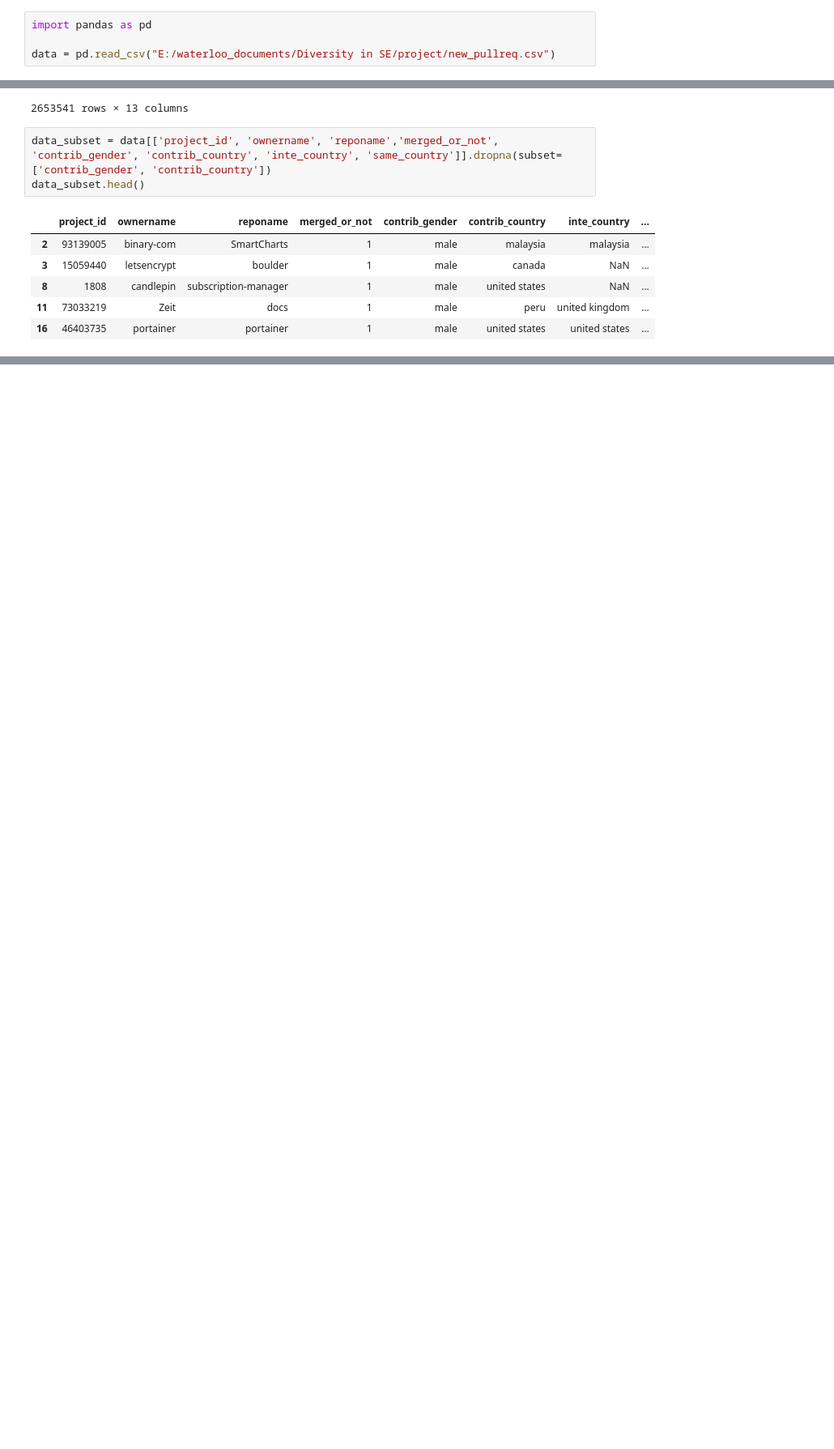
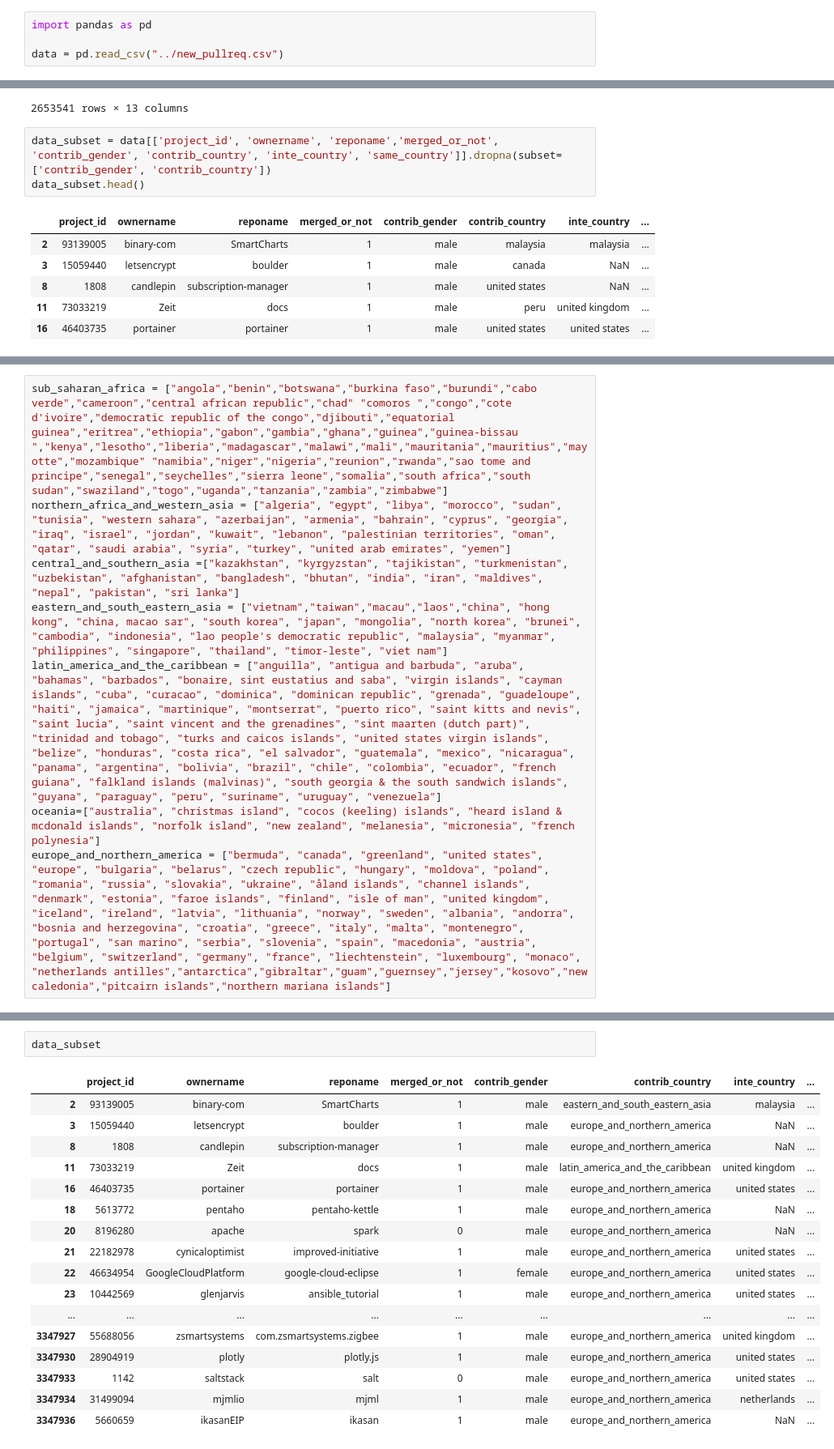
Before and after one commit to manvapatel/CS-846-Project, a Jupyter notebook: CS846-Data.ipynb, the cells around one changed output, grey strips where cells are left out. Shown at 81% size. Cells and saved outputs as stored; diff of their text form; blank space fills up the shorter version.

```diff
--- a/CS846-Data.ipynb
+++ b/CS846-Data.ipynb
@@ -1,7 +1,7 @@
 # %%
 import pandas as pd
 
-data = pd.read_csv("E:/waterloo_documents/Diversity in SE/project/new_pullreq.csv")
+data = pd.read_csv("../new_pullreq.csv")
 # %%
 data.head()
 # %% [output]
@@ -137,0 +62,8 @@ data_us
+# %%
+sub_saharan_africa = ["angola","benin","botswana","burkina faso","burundi","cabo verde","cameroon","central african republic","chad" "comoros ","congo","cote d'ivoire","democratic republic of the congo","djibouti","equatorial guinea","eritrea","ethiopia","gabon","gambia","ghana","guinea","guinea-bissau ","kenya","lesotho","liberia","madagascar","malawi","mali","mauritania","mauritius","mayotte","mozambique" "namibia","niger","nigeria","reunion","rwanda","sao tome and principe","senegal","seychelles","sierra leone","somalia","south africa","south sudan","swaziland","togo","uganda","tanzania","zambia","zimbabwe"]
+northern_africa_and_western_asia = ["algeria", "egypt", "libya", "morocco", "sudan", "tunisia", "western sahara", "azerbaijan", "armenia", "bahrain", "cyprus", "georgia", "iraq", "israel", "jordan", "kuwait", "lebanon", "palestinian territories", "oman", "qatar", "saudi arabia", "syria", "turkey", "united arab emirates", "yemen"]
+central_and_southern_asia =["kazakhstan", "kyrgyzstan", "tajikistan", "turkmenistan", "uzbekistan", "afghanistan", "bangladesh", "bhutan", "india", "iran", "maldives", "nepal", "pakistan", "sri lanka"]
+eastern_and_south_eastern_asia = ["vietnam","taiwan","macau","laos","china", "hong kong", "china, macao sar", "south korea", "japan", "mongolia", "north korea", "brunei", "cambodia", "indonesia", "lao people's democratic republic", "malaysia", "myanmar", "philippines", "singapore", "thailand", "timor-leste", "viet nam"]
+latin_america_and_the_caribbean = ["anguilla", "antigua and barbuda", "aruba", "bahamas", "barbados", "bonaire, sint eustatius and saba", "virgin islands", "cayman islands", "cuba", "curacao", "dominica", "dominican republic", "grenada", "guadeloupe", "haiti", "jamaica", "martinique", "montserrat", "puerto rico", "saint kitts and nevis", "saint lucia", "saint vincent and the grenadines", "sint maarten (dutch part)", "trinidad and tobago", "turks and caicos islands", "united states virgin islands", "belize", "honduras", "costa rica", "el salvador", "guatemala", "mexico", "nicaragua", "panama", "argentina", "bolivia", "brazil", "chile", "colombia", "ecuador", "french guiana", "falkland islands (malvinas)", "south georgia & the south sandwich islands", "guyana", "paraguay", "peru", "suriname", "uruguay", "venezuela"]
+oceania=["australia", "christmas island", "cocos (keeling) islands", "heard island & mcdonald islands", "norfolk island", "new zealand", "melanesia", "micronesia", "french polynesia"]
+europe_and_northern_america = ["bermuda", "canada", "greenland", "united states", "europe", "bulgaria", "belarus", "czech republic", "hungary", "moldova", "poland", "romania", "russia", "slovakia", "ukraine", "åland islands", "channel islands", "denmark", "estonia", "faroe islands", "finland", "isle of man", "united kingdom", "iceland", "ireland", "latvia", "lithuania", "norway", "sweden", "albania", "andorra", "bosnia and herzegovina", "croatia", "greece", "italy", "malta", "montenegro", "portugal", "san marino", "serbia", "slovenia", "spain", "macedonia", "austria", "belgium", "switzerland", "germany", "france", "liechtenstein", "luxembourg", "monaco", "netherlands antilles","antarctica","gibraltar","guam","guernsey","jersey","kosovo","new caledonia","pitcairn islands","northern mariana islands"]
@@ -137,0 +79,20 @@ data_us
+# %%
+data_subset
+# %% [output]
+|  | project_id | ownername | reponame | merged_or_not | contrib_gender | contrib_country | inte_country | ... |
+| 2 | 93139005 | binary-com | SmartCharts | 1 | male | eastern_and_south_eastern_asia | malaysia | ... |
+| 3 | 15059440 | letsencrypt | boulder | 1 | male | europe_and_northern_america | NaN | ... |
+| 8 | 1808 | candlepin | subscription-manager | 1 | male | europe_and_northern_america | NaN | ... |
+| 11 | 73033219 | Zeit | docs | 1 | male | latin_america_and_the_caribbean | united kingdom | ... |
+| 16 | 46403735 | portainer | portainer | 1 | male | europe_and_northern_america | united states | ... |
+| 18 | 5613772 | pentaho | pentaho-kettle | 1 | male | europe_and_northern_america | NaN | ... |
+| 20 | 8196280 | apache | spark | 0 | male | europe_and_northern_america | NaN | ... |
+| 21 | 22182978 | cynicaloptimist | improved-initiative | 1 | male | europe_and_northern_america | united states | ... |
+| 22 | 46634954 | GoogleCloudPlatform | google-cloud-eclipse | 1 | female | europe_and_northern_america | united states | ... |
+| 23 | 10442569 | glenjarvis | ansible_tutorial | 1 | male | europe_and_northern_america | united states | ... |
+| ... | ... | ... | ... | ... | ... | ... | ... | ... |
+| 3347927 | 55688056 | zsmartsystems | com.zsmartsystems.zigbee | 1 | male | europe_and_northern_america | united kingdom | ... |
+| 3347930 | 28904919 | plotly | plotly.js | 1 | male | europe_and_northern_america | united states | ... |
+| 3347933 | 1142 | saltstack | salt | 0 | male | europe_and_northern_america | united states | ... |
+| 3347934 | 31499094 | mjmlio | mjml | 1 | male | europe_and_northern_america | netherlands | ... |
+| 3347936 | 5660659 | ikasanEIP | ikasan | 1 | male | europe_and_northern_america | NaN | ... |
```
Also changed, not shown: parts of 13 cells of this notebook.
